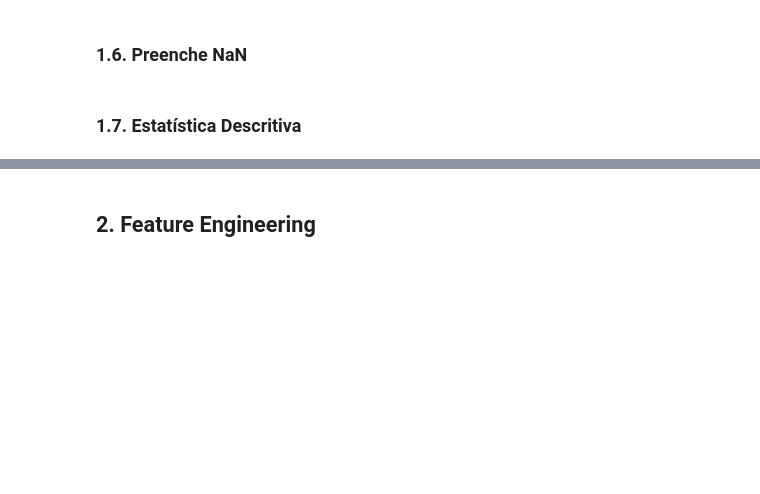
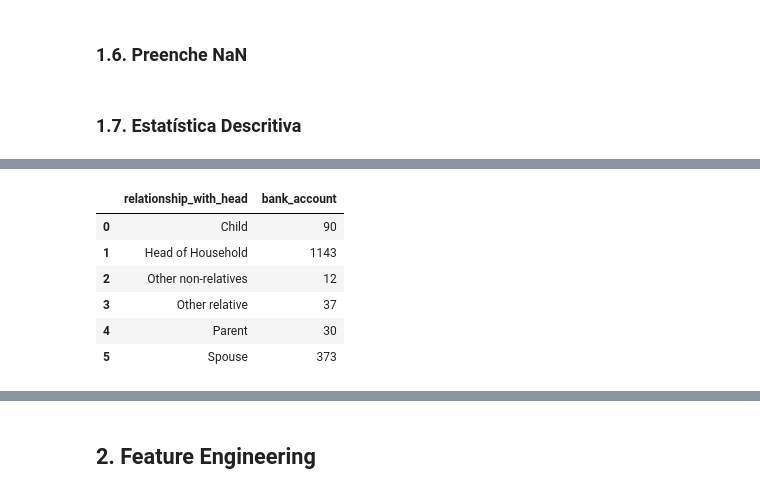
Before and after one commit to daSpinelli/hackday_01_dadosinglorios, a Jupyter notebook: end-to-end.ipynb, the cells around one changed output, grey strips where cells are left out. Cells and saved outputs as stored; diff of their text form; code cells hidden in the pictures; blank space fills up the shorter version.

```diff
--- a/end-to-end.ipynb
+++ b/end-to-end.ipynb
@@ -223,0 +247,10 @@ with_account = df1[df1['bank_account'] == 1]
+# %%
+with_account[['relationship_with_head', 'bank_account']].groupby('relationship_with_head').count().reset_index()
+# %% [output]
+|  | relationship_with_head | bank_account |
+| 0 | Child | 90 |
+| 1 | Head of Household | 1143 |
+| 2 | Other non-relatives | 12 |
+| 3 | Other relative | 37 |
+| 4 | Parent | 30 |
+| 5 | Spouse | 373 |
```
Also changed, not shown: parts of 21 cells of this notebook.
